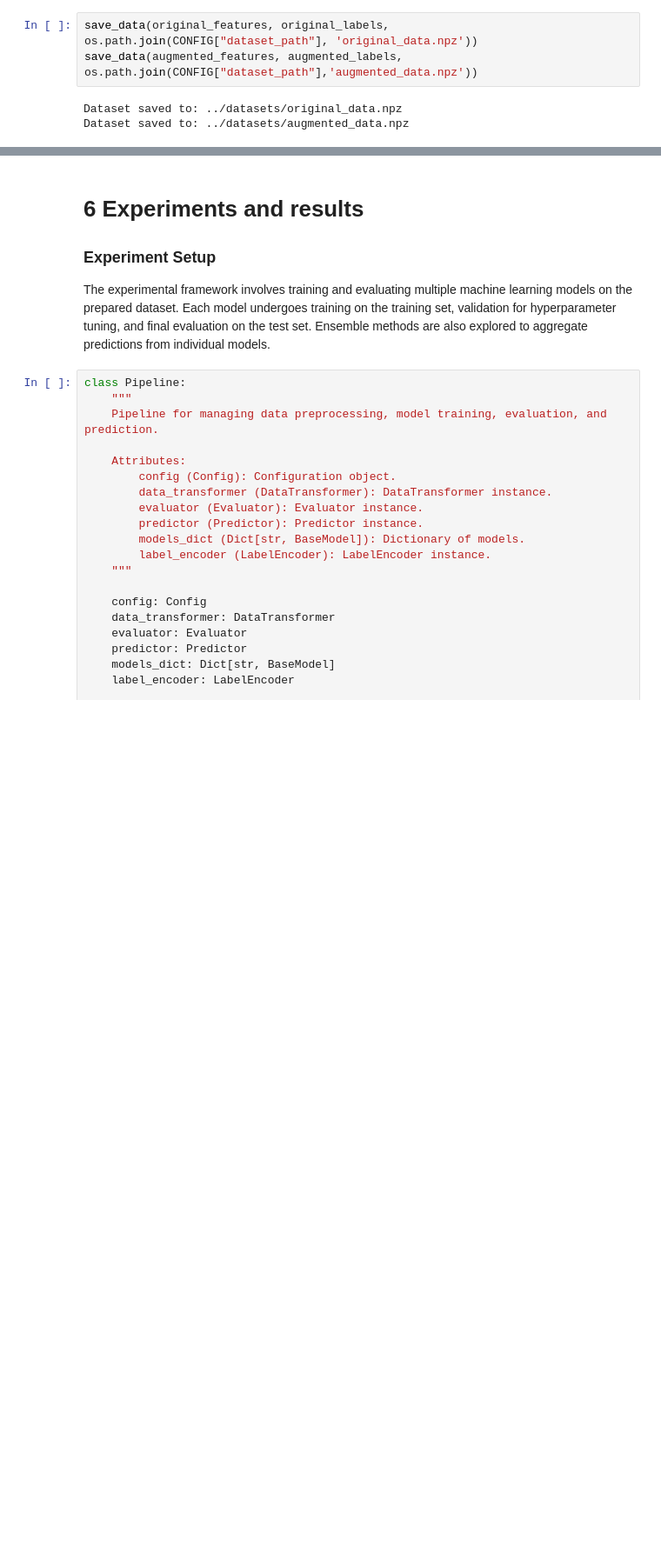
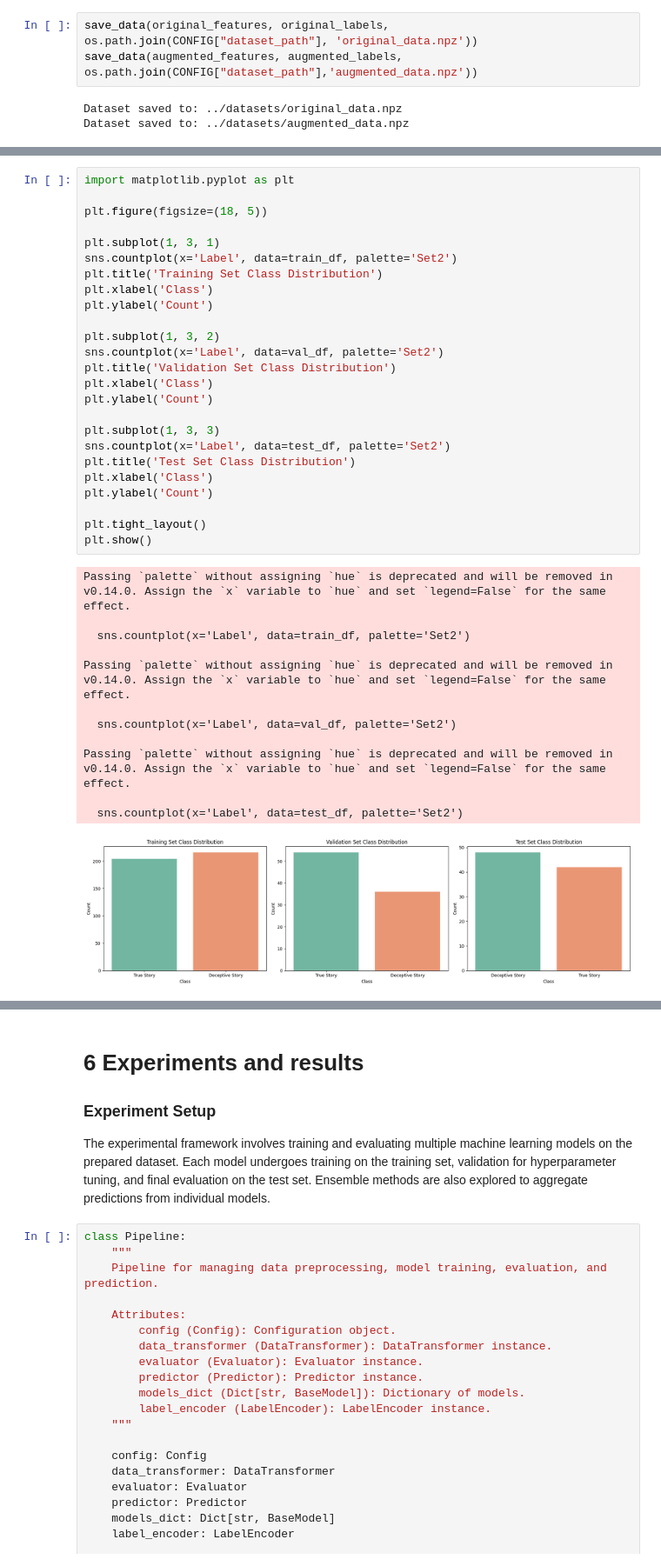
Before and after one commit to CharlesZZY/Truora, a Jupyter notebook: src/CBU5201_miniproject.ipynb, the cells around one changed output, grey strips where cells are left out. Shown at 87% size. Drawn from its saved outputs; the diff is of its cells as text; blank space fills up the shorter version.

```diff
--- a/src/CBU5201_miniproject.ipynb
+++ b/src/CBU5201_miniproject.ipynb
@@ -1482,0 +1677,38 @@ split_and_save_data(CONFIG['dataset_path'] + 'original_data.npz', CONFIG['datase
+# %%
+import matplotlib.pyplot as plt
+
+plt.figure(figsize=(18, 5))
+
+plt.subplot(1, 3, 1)
+sns.countplot(x='Label', data=train_df, palette='Set2')
+plt.title('Training Set Class Distribution')
+plt.xlabel('Class')
+plt.ylabel('Count')
+
+plt.subplot(1, 3, 2)
+sns.countplot(x='Label', data=val_df, palette='Set2')
+plt.title('Validation Set Class Distribution')
+plt.xlabel('Class')
+plt.ylabel('Count')
+
+plt.subplot(1, 3, 3)
+sns.countplot(x='Label', data=test_df, palette='Set2')
+plt.title('Test Set Class Distribution')
+plt.xlabel('Class')
+plt.ylabel('Count')
+
+plt.tight_layout()
+plt.show()
+# %% [output]
+Passing `palette` without assigning `hue` is deprecated and will be removed in v0.14.0. Assign the `x` variable to `hue` and set `legend=False` for the same effect.
+
+  sns.countplot(x='Label', data=train_df, palette='Set2')
+
+Passing `palette` without assigning `hue` is deprecated and will be removed in v0.14.0. Assign the `x` variable to `hue` and set `legend=False` for the same effect.
+
+  sns.countplot(x='Label', data=val_df, palette='Set2')
+
+Passing `palette` without assigning `hue` is deprecated and will be removed in v0.14.0. Assign the `x` variable to `hue` and set `legend=False` for the same effect.
+
+  sns.countplot(x='Label', data=test_df, palette='Set2')
+[figure, added]
```
Also changed, not shown: parts of 58 cells of this notebook, 1 other file.
